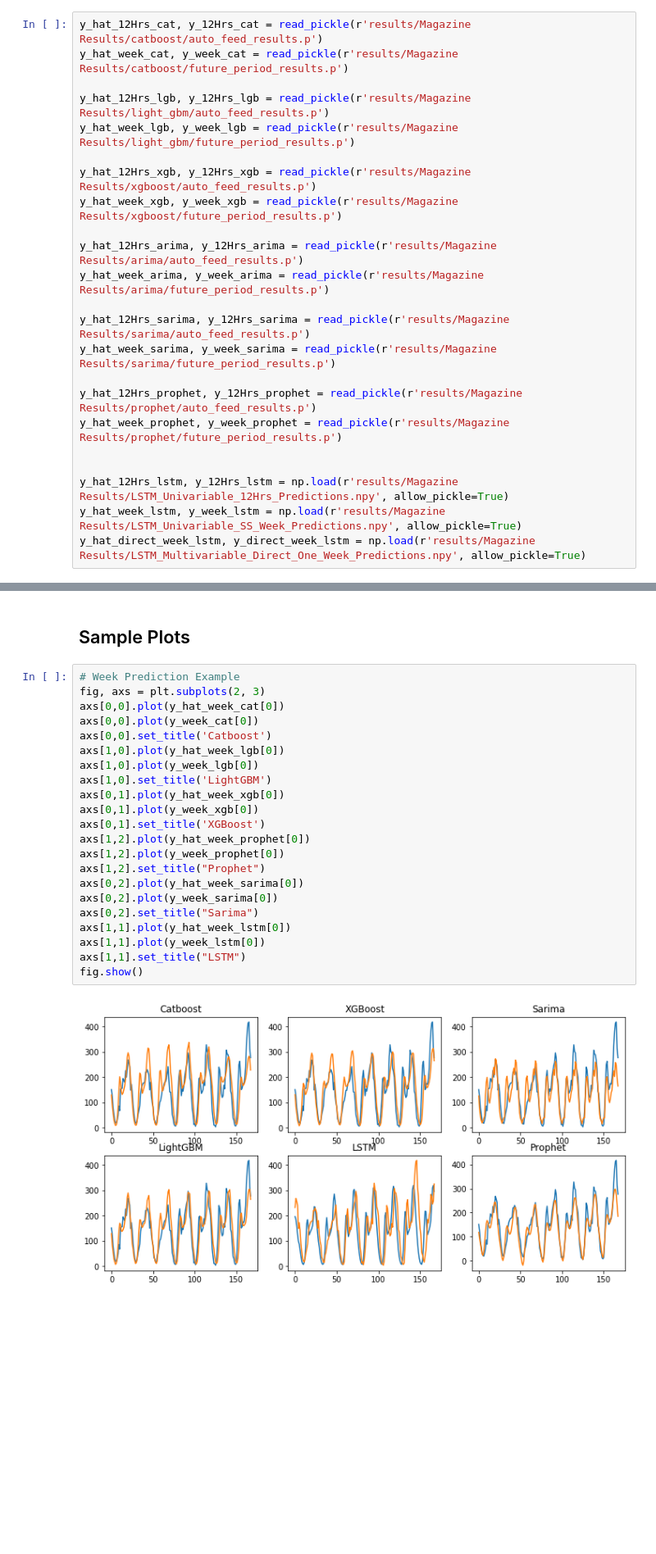
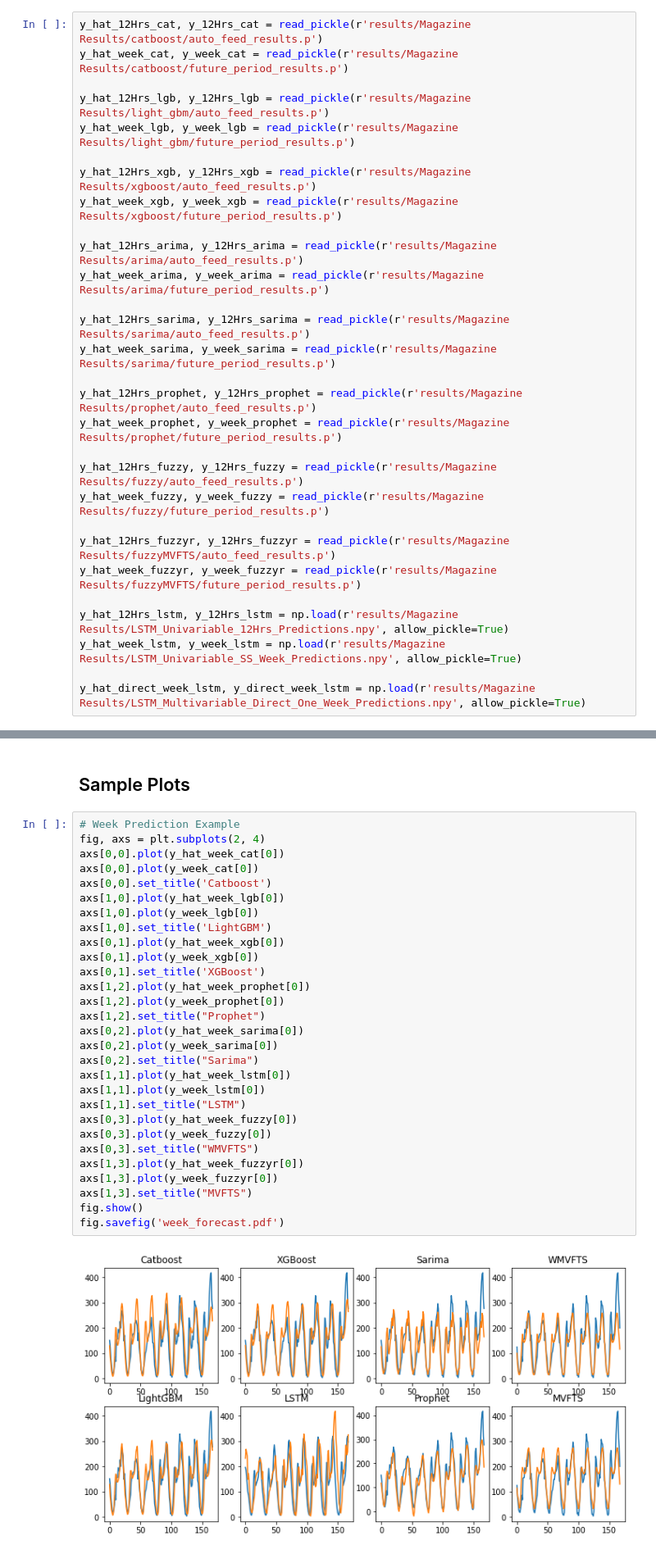
Before and after one commit to netlabufjf/timeseries-forecast, a Jupyter notebook: resultsGenerator.ipynb, the cells around one changed output, grey strips where cells are left out. Shown: that part at 82% size. Drawn from its saved outputs; the diff is of its cells as text; blank space fills up the shorter version.

Commit message:
Add WMVFTS and MVFTS to avaliation forecasts

```diff
--- a/resultsGenerator.ipynb
+++ b/resultsGenerator.ipynb
@@ -48,9 +47,15 @@ y_hat_week_sarima, y_week_sarima = read_pickle(r'results/Magazine Results/sarima
 y_hat_12Hrs_prophet, y_12Hrs_prophet = read_pickle(r'results/Magazine Results/prophet/auto_feed_results.p')
 y_hat_week_prophet, y_week_prophet = read_pickle(r'results/Magazine Results/prophet/future_period_results.p')
 
+y_hat_12Hrs_fuzzy, y_12Hrs_fuzzy = read_pickle(r'results/Magazine Results/fuzzy/auto_feed_results.p')
+y_hat_week_fuzzy, y_week_fuzzy = read_pickle(r'results/Magazine Results/fuzzy/future_period_results.p')
+
+y_hat_12Hrs_fuzzyr, y_12Hrs_fuzzyr = read_pickle(r'results/Magazine Results/fuzzyMVFTS/auto_feed_results.p')
+y_hat_week_fuzzyr, y_week_fuzzyr = read_pickle(r'results/Magazine Results/fuzzyMVFTS/future_period_results.p')
 
 y_hat_12Hrs_lstm, y_12Hrs_lstm = np.load(r'results/Magazine Results/LSTM_Univariable_12Hrs_Predictions.npy', allow_pickle=True)
 y_hat_week_lstm, y_week_lstm = np.load(r'results/Magazine Results/LSTM_Univariable_SS_Week_Predictions.npy', allow_pickle=True)
+
 y_hat_direct_week_lstm, y_direct_week_lstm = np.load(r'results/Magazine Results/LSTM_Multivariable_Direct_One_Week_Predictions.npy', allow_pickle=True)
 # %%
 y_week_cat[0,:]
@@ -92,27 +97,34 @@ print(y_week_lstm[:36, 0])
 ## Sample Plots
 # %%
 # Week Prediction Example
-fig, axs = plt.subplots(2, 3)
+fig, axs = plt.subplots(2, 4)
 axs[0,0].plot(y_hat_week_cat[0])
 axs[0,0].plot(y_week_cat[0])
 axs[0,0].set_title('Catboost')
 axs[1,0].plot(y_hat_week_lgb[0])
 axs[1,0].plot(y_week_lgb[0])
 axs[1,0].set_title('LightGBM')
 axs[0,1].plot(y_hat_week_xgb[0])
 axs[0,1].plot(y_week_xgb[0])
 axs[0,1].set_title('XGBoost')
 axs[1,2].plot(y_hat_week_prophet[0])
 axs[1,2].plot(y_week_prophet[0])
 axs[1,2].set_title("Prophet")
 axs[0,2].plot(y_hat_week_sarima[0])
 axs[0,2].plot(y_week_sarima[0])
 axs[0,2].set_title("Sarima")
 axs[1,1].plot(y_hat_week_lstm[0])
 axs[1,1].plot(y_week_lstm[0])
 axs[1,1].set_title("LSTM")
+axs[0,3].plot(y_hat_week_fuzzy[0])
+axs[0,3].plot(y_week_fuzzy[0])
+axs[0,3].set_title("WMVFTS")
+axs[1,3].plot(y_hat_week_fuzzyr[0])
+axs[1,3].plot(y_week_fuzzyr[0])
+axs[1,3].set_title("MVFTS")
 fig.show()
+fig.savefig('week_forecast.pdf')
 # %% [output]
-[figure, old version]
+[figure, new version]
 # %%
 # Week Prediction Example
```
Also changed, not shown: parts of 10 cells of this notebook, 1 other file.
